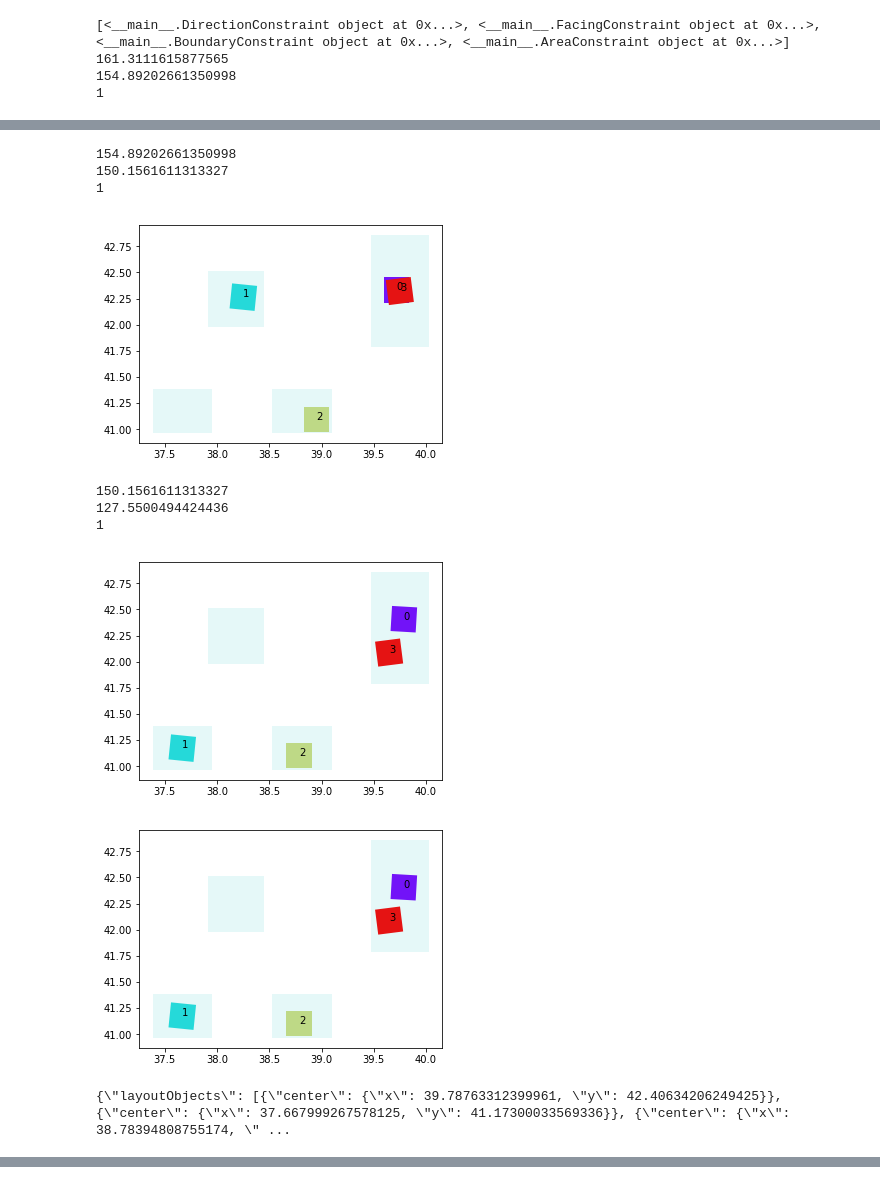
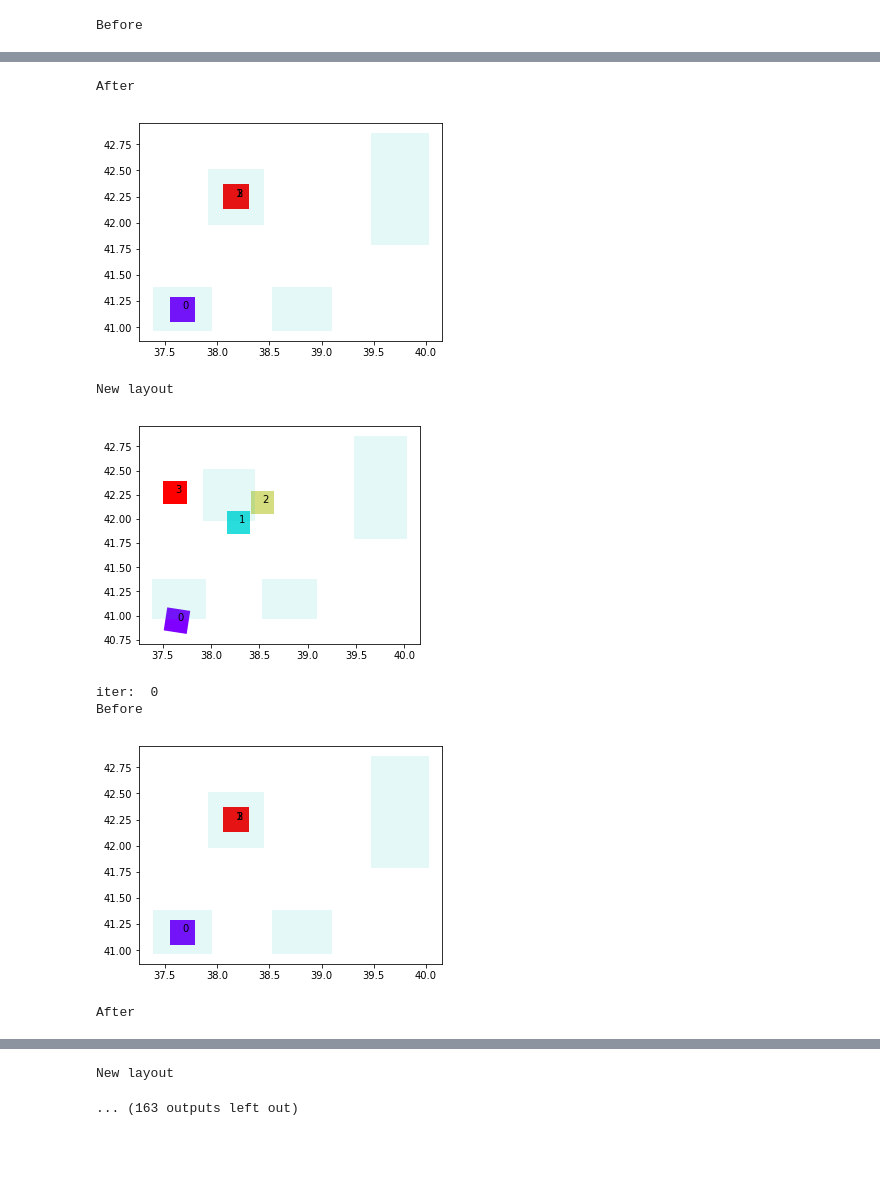
Before and after one commit to dtseng/ARrange, a Jupyter notebook: Layout.ipynb, the cells around one changed output, grey strips where cells are left out. Cells and saved outputs as stored; diff of their text form; code cells hidden in the pictures; blank space fills up the shorter version.

```diff
--- a/Layout.ipynb
+++ b/Layout.ipynb
@@ -440,7 +427,8 @@ def get_cost(layout, constraints):
 
   for constraint in constraints:
     constraint.set_layout(layout)
-    cost += constraint.evaluate_cost()
+    new_cost = constraint.evaluate_cost()
+    cost += new_cost
 
   return cost
 
@@ -478,12 +466,23 @@ def metropolis_hastings(initial_layout, num_iters=10000, prob_swap_plane=0.1, pe
   best_cost = cur_cost
 
   for i in range(num_iters):
+
+    print("Before")
+    cur_layout.drawLayout()
     new_layout = propose_new_layout(cur_layout, prob_swap_plane, perturb, rotate_perturb)
+    print("After")
+    cur_layout.drawLayout()
+    print("New layout")
+    new_layout.drawLayout()
     new_cost = get_cost(new_layout, initial_layout.getConstraints())
+
+    if i % 1000 == 0:
+        print("iter: ", i)
+
     if np.random.random() < acceptanceProbability(cur_cost, new_cost):
-      print(cur_cost)
-      print(new_cost)
-      print(acceptanceProbability(cur_cost, new_cost))
+#       print(cur_cost)
+#       print(new_cost)
+#       print(acceptanceProbability(cur_cost, new_cost))
       cur_layout = new_layout
       cur_cost = new_cost
       cur_layout.drawLayout()
@@ -529,15 +528,19 @@ for rectObj in rectObjs:
   layoutObjs.append(rect)
 
 
-initial_layout = Layout(layoutObjs, planeBoxes, doAssignment=True)
+layout = Layout(layoutObjs, planeBoxes, doAssignment=True)
 layout.drawLayout()
 create_constraints_from_yaml('test.yaml', layout)
+constraints = layout.getConstraints()
+cost = get_cost(layout, constraints)
+while cost == float("inf"):
+    layout = Layout(layoutObjs, planeBoxes, doAssignment=True)
+    layout._myConstraints = constraints
+    cost = get_cost(layout, constraints)
 
+# print(layout.getConstraints())
 
-
-print(layout.getConstraints())
-
-final_layout = metropolis_hastings(layout, num_iters=1000, perturb=0.2, prob_swap_plane=0.2)
+final_layout = metropolis_hastings(layout, num_iters=10000, perturb=0.2, prob_swap_plane=0.3)
 final_layout.drawLayout()
 
 #Test to json
@@ -555,4 +558 @@ print(a)
-[<__main__.DirectionConstraint object at 0x...>, <__main__.FacingConstraint object at 0x...>, <__main__.BoundaryConstraint object at 0x...>, <__main__.AreaConstraint object at 0x...>]
-161.3111615877565
-154.89202661350998
-1
+Before
@@ -560,10 +560,8 @@ print(a)
-154.89202661350998
-150.1561611313327
-1
+After
-[figure, old version]
+[figure, new version]
-150.1561611313327
-127.5500494424436
-1
+New layout
-[figure, old version]
+[figure, new version]
+iter:  0
+Before
-[figure, old version]
+[figure, new version]
-{\"layoutObjects\": [{\"center\": {\"x\": 39.78763312399961, \"y\": 42.40634206249425}}, {\"center\": {\"x\": 37.667999267578125, \"y\": 41.17300033569336}}, {\"center\": {\"x\": 38.78394808755174, \" ...
+After
@@ -569,0 +569,2 @@ print(a)
+New layout
+... (163 outputs left out)
```
Also changed, not shown: parts of 6 cells of this notebook, 1 other file.
